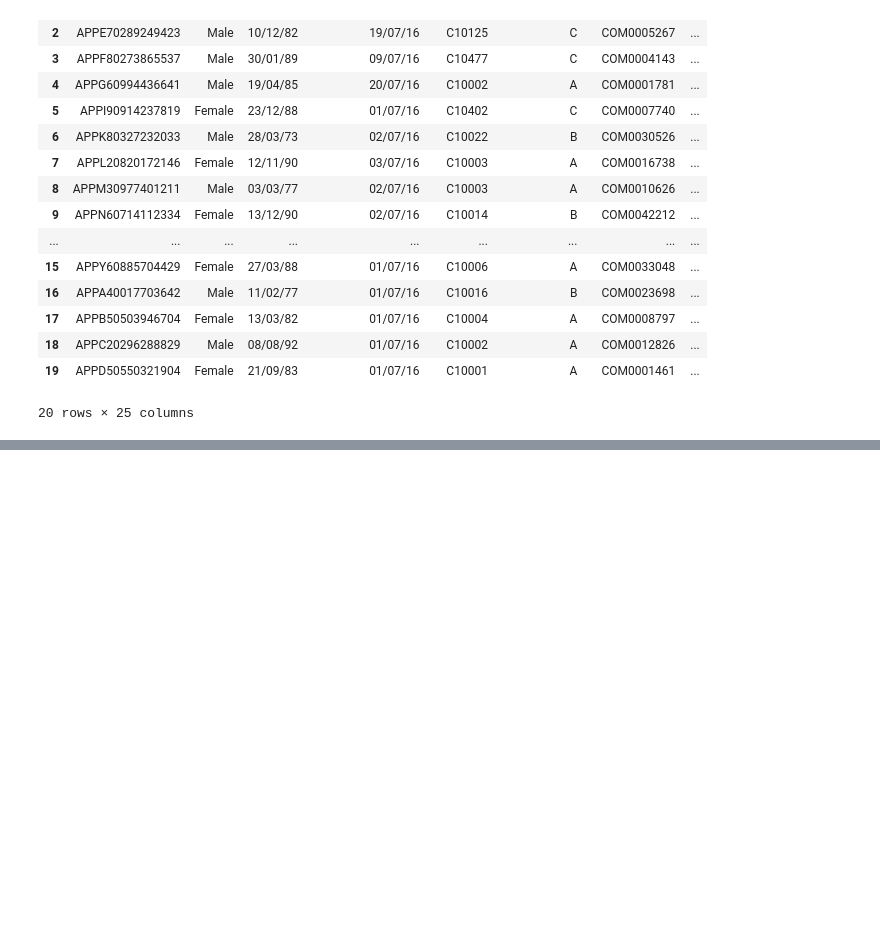
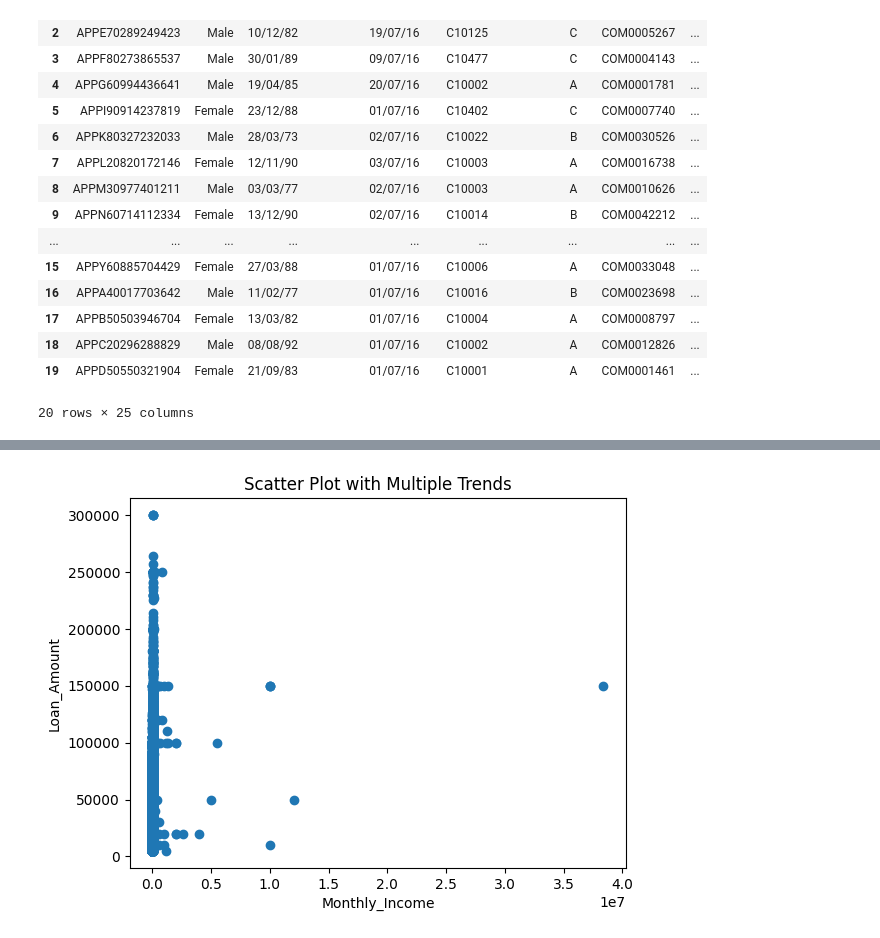
Before and after one commit to tomwillcode/9th_wave_cantek, a Jupyter notebook: Bank_Marketing_Analysis.ipynb, the cells around one changed output, grey strips where cells are left out. Saved outputs shown, nothing was run; the diff lists cells and outputs as text; code cells hidden in the pictures; blank space fills up the shorter version.

```diff
--- a/Bank_Marketing_Analysis.ipynb
+++ b/Bank_Marketing_Analysis.ipynb
@@ -191,0 +224,13 @@ df.head(20)
+# %%
+plt.scatter(df['Monthly_Income'], df['Loan_Amount'])
+
+# Customize the plot
+plt.xlabel('Monthly_Income')
+plt.ylabel('Loan_Amount')
+plt.title('Scatter Plot with Multiple Trends')
+
+
+# Show the plot
+plt.show()
+# %% [output]
+[figure, added]
```
Also changed, not shown: parts of 22 cells of this notebook.
